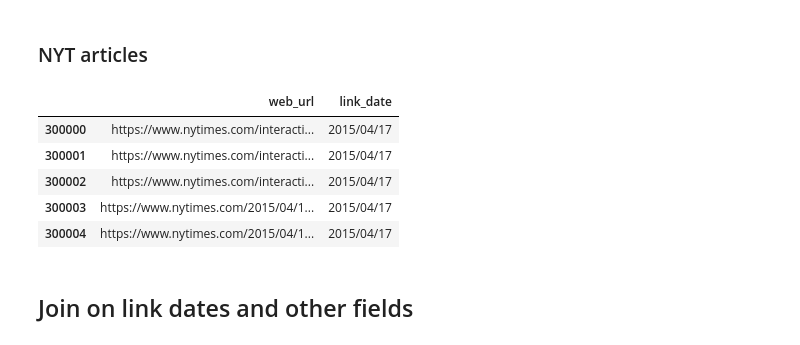
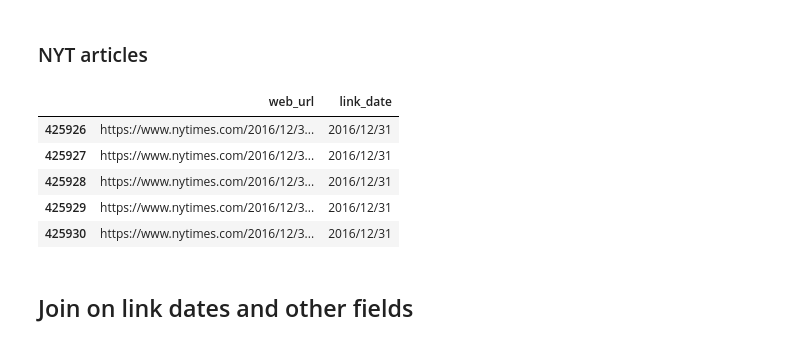
Before and after one commit to jess-miles/nyt-engagement, a Jupyter notebook: data_gathering.ipynb, the cells around one changed output. Drawn from its saved outputs; the diff is of its cells as text; code cells hidden in the pictures.

```diff
--- a/data_gathering.ipynb
+++ b/data_gathering.ipynb
@@ -829,14 +972,14 @@ df_nyt = nlp_prep.pattern_match_in_df(df_nyt, doc_col='web_url',
                 pattern=r"/(201[2-6]/[01][0-9]/[0-3][0-9])/",
                 out_type='string', replace=False)
 # %%
-df_nyt[['web_url', 'link_date']][300000:300005]
+df_nyt[['web_url', 'link_date']].tail()
 # %% [output]
 |  | web_url | link_date |
-| 300000 | https://www.nytimes.com/interacti... | 2015/04/17 |
-| 300001 | https://www.nytimes.com/interacti... | 2015/04/17 |
-| 300002 | https://www.nytimes.com/interacti... | 2015/04/17 |
-| 300003 | https://www.nytimes.com/2015/04/1... | 2015/04/17 |
-| 300004 | https://www.nytimes.com/2015/04/1... | 2015/04/17 |
+| 425926 | https://www.nytimes.com/2016/12/3... | 2016/12/31 |
+| 425927 | https://www.nytimes.com/2016/12/3... | 2016/12/31 |
+| 425928 | https://www.nytimes.com/2016/12/3... | 2016/12/31 |
+| 425929 | https://www.nytimes.com/2016/12/3... | 2016/12/31 |
+| 425930 | https://www.nytimes.com/2016/12/3... | 2016/12/31 |
 # %% [markdown]
 ## Join on link dates and other fields
 # %%
```
Also changed, not shown: parts of 175 cells of this notebook, 11 other files.
